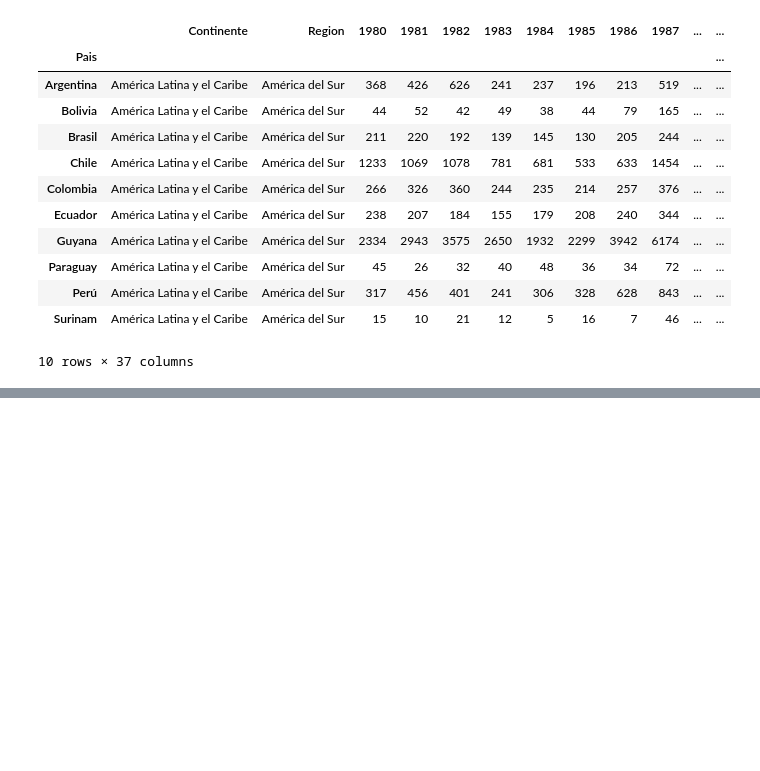
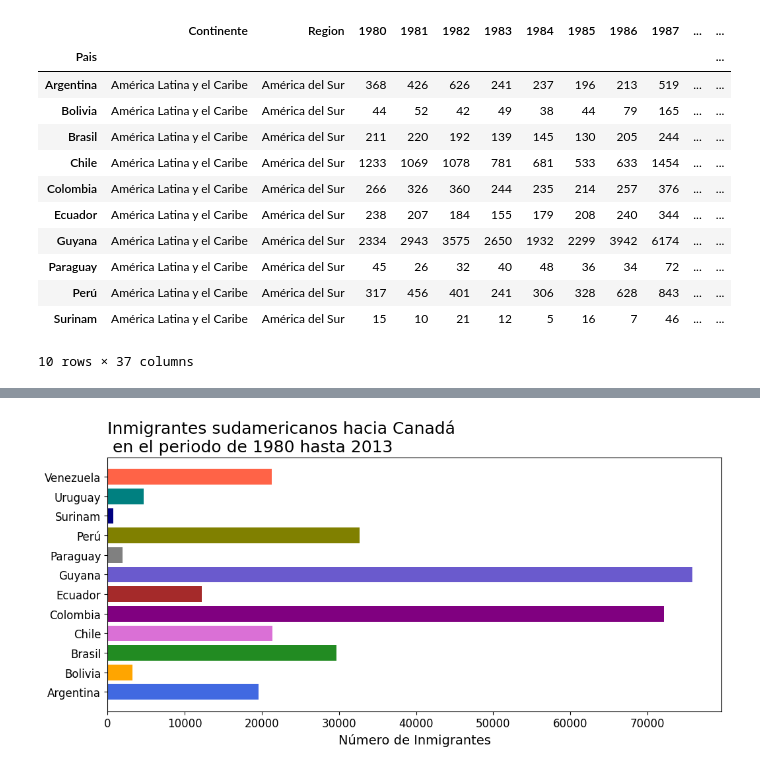
Before and after one commit to valerojuan18/pythonForDataScience, a Jupyter notebook: Visualización_de_datos.ipynb, the cells around one changed output, grey strips where cells are left out. Drawn from its saved outputs; the diff is of its cells as text; code cells hidden in the pictures; blank space fills up the shorter version.

```diff
--- a/Visualización_de_datos.ipynb
+++ b/Visualización_de_datos.ipynb
@@ -272,0 +273,14 @@ plt.show()
+# %%
+fig, ax = plt.subplots(figsize=(12, 5))
+
+ax.barh(sudamerica.index, sudamerica['Total'], color=colores)
+ax.set_title('Inmigrantes sudamericanos hacia Canadá\n en el periodo de 1980 hasta 2013',
+             loc='left', fontsize=18)
+ax.set_ylabel('')
+ax.set_xlabel('Número de Inmigrantes', fontsize=14)
+ax.xaxis.set_tick_params(labelsize=12)
+ax.yaxis.set_tick_params(labelsize=12)
+
+plt.show()
+# %% [output]
+[figure, added]
```
Also changed, not shown: parts of 5 cells of this notebook.
